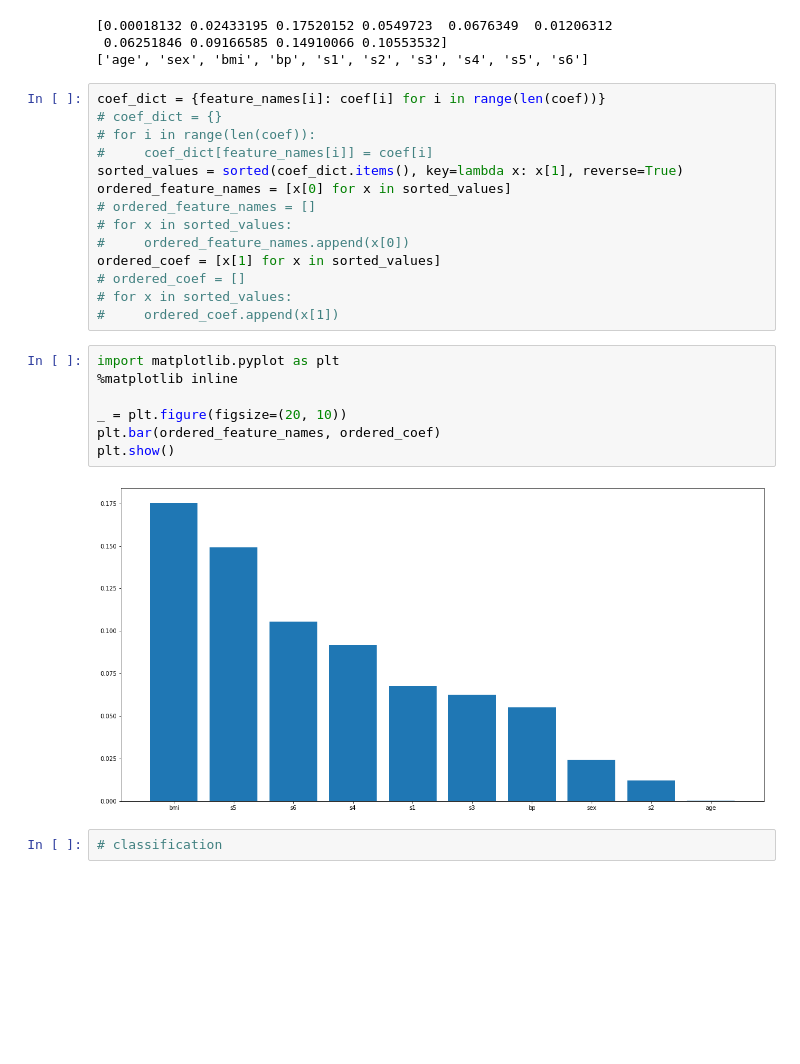
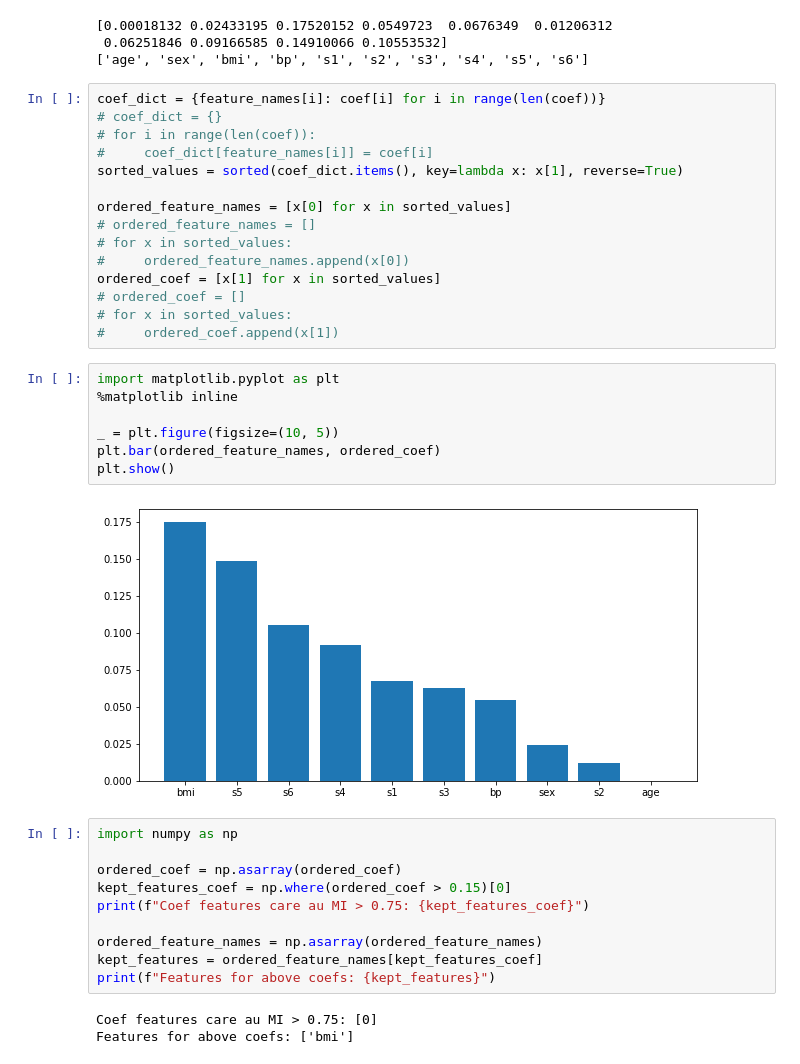
Before and after one commit to duluman/cmi-portfolio, a Jupyter notebook: data-science-5.ipynb, the cells around one changed output. Cells and saved outputs as stored; diff of their text form; blank space fills up the shorter version.

```diff
--- a/data-science-5.ipynb
+++ b/data-science-5.ipynb
@@ -22,6 +22,7 @@ coef_dict = {feature_names[i]: coef[i] for i in range(len(coef))}
 # for i in range(len(coef)):
 #     coef_dict[feature_names[i]] = coef[i]
 sorted_values = sorted(coef_dict.items(), key=lambda x: x[1], reverse=True)
+
 ordered_feature_names = [x[0] for x in sorted_values]
 # ordered_feature_names = []
 # for x in sorted_values:
@@ -33,11 +34,22 @@ ordered_coef = [x[1] for x in sorted_values]
 # %%
 import matplotlib.pyplot as plt
 %matplotlib inline
 
-_ = plt.figure(figsize=(20, 10))
+_ = plt.figure(figsize=(10, 5))
 plt.bar(ordered_feature_names, ordered_coef)
 plt.show()
 # %% [output]
-[figure, old version]
+[figure, new version]
-# %%
-# classification
+# %%
+import numpy as np
+
+ordered_coef = np.asarray(ordered_coef)
+kept_features_coef = np.where(ordered_coef > 0.15)[0]
+print(f"Coef features care au MI > 0.75: {kept_features_coef}")
+
+ordered_feature_names = np.asarray(ordered_feature_names)
+kept_features = ordered_feature_names[kept_features_coef]
+print(f"Features for above coefs: {kept_features}")
+# %% [output]
+Coef features care au MI > 0.75: [0]
+Features for above coefs: ['bmi']
```
Also changed, not shown: parts of 4 cells of this notebook.
